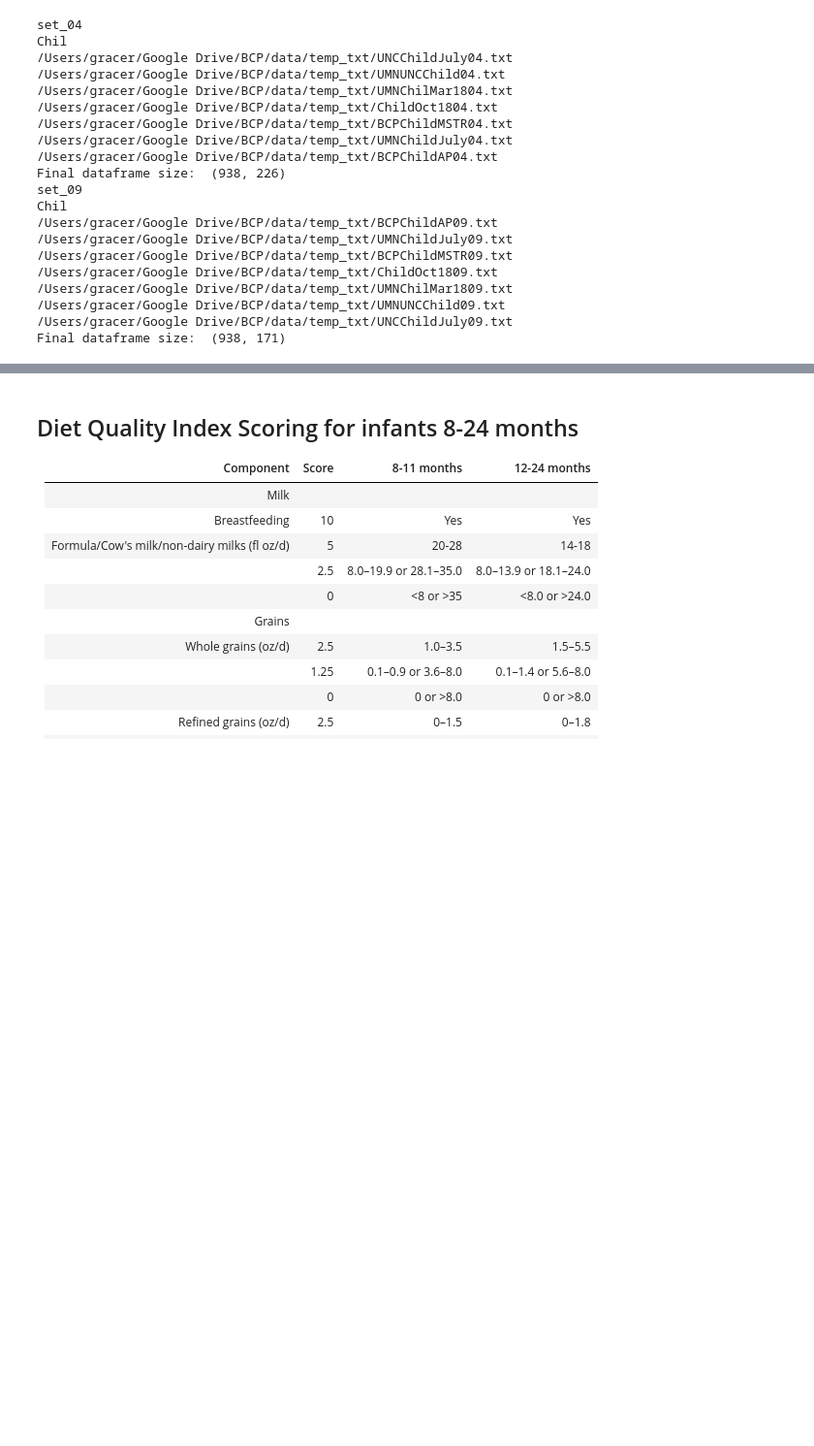
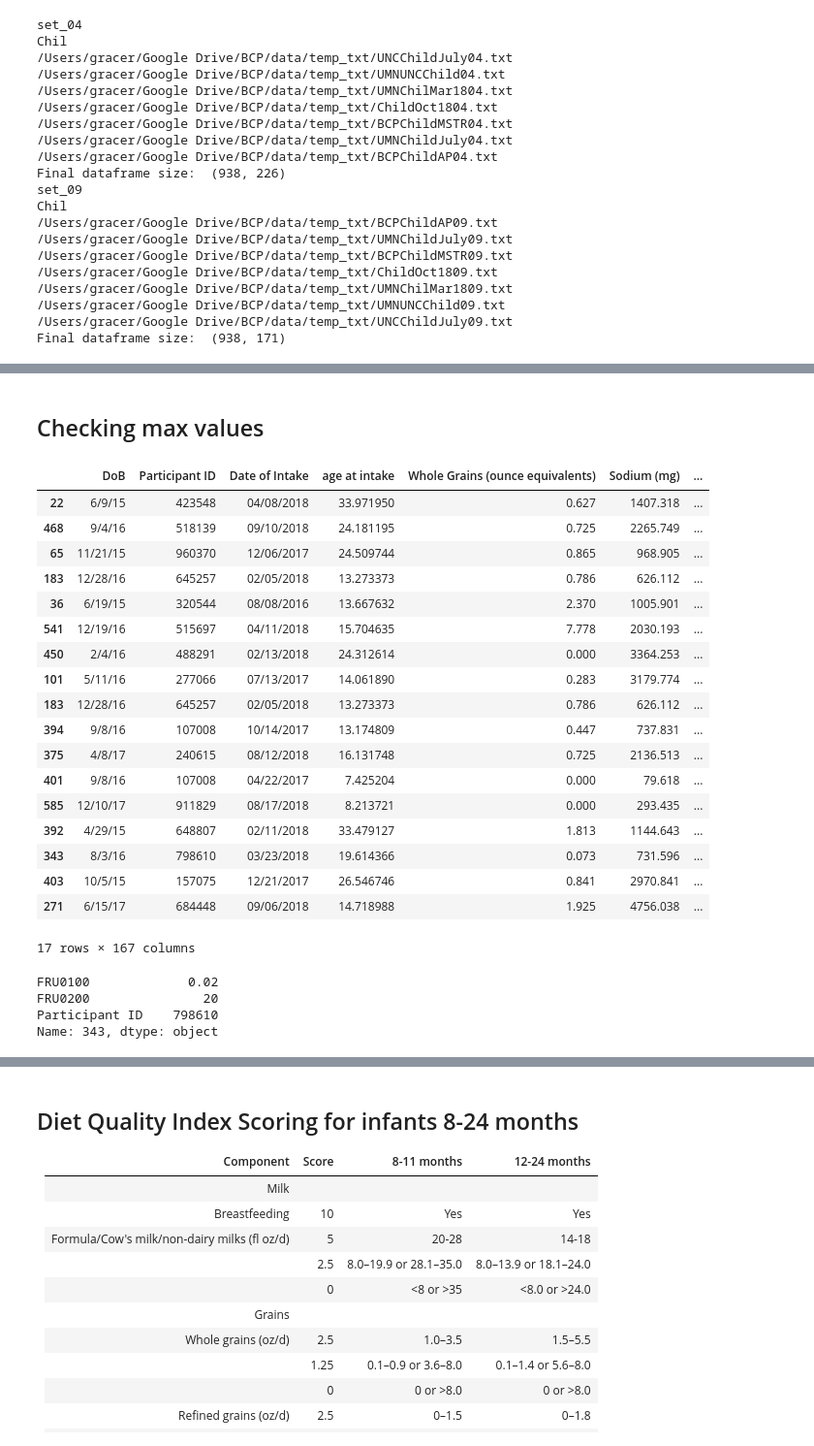
Before and after one commit to niblunc/BCP, a Jupyter notebook: HEI/DQI/Child check.ipynb, the cells around one changed output, grey strips where cells are left out. Shown at 97% size. Drawn from its saved outputs; the diff is of its cells as text; code cells hidden in the pictures; blank space fills up the shorter version.

```diff
--- a/HEI/DQI/Child check.ipynb
+++ b/HEI/DQI/Child check.ipynb
@@ -435,0 +405,24 @@ data_dict['set_09'][['FRU0100','FRU0200']]
+# %%
+df09_conv=data_dict['set_09'][['DoB', 'Participant ID', 'Date of Intake','age at intake']+units['keep_serv']]
+df04_conv=data_dict['set_04'][['DoB', 'Participant ID', 'Date of Intake','age at intake']+units['keep_04']]
+df04_conv.drop_duplicates(['DoB', 'Participant ID', 'Date of Intake'])
+for key, value in units.items():
+    print(key)
+    if key == 'cup':
+        for unit, cols in value.items():
+            df09_conv=df09_conv.join(cup2oz(data_dict['set_09'][cols])*float(unit))
+    if key == 'TB':
+        for unit, cols in value.items():
+            df09_conv=df09_conv.join(T2oz(data_dict['set_09'][cols])*float(unit))
+    if key == 'g':
+        for unit, cols in value.items():
+            df09_conv=df09_conv.join(gram2oz(data_dict['set_09'][cols])*float(unit))
+    if key == 'egg':
+        for unit, cols in value.items():
+            df09_conv=df09_conv.join(egg2oz(data_dict['set_09'][cols])*float(unit))
+    if key == 'oz':
+        for unit, cols in value.items():
+            df09_conv=df09_conv.join(serv2oz(data_dict['set_09'][cols])*float(unit))
+    if key == 'floz':
+        for unit, cols in value.items():
+            df09_conv=df09_conv.join(serv2oz(data_dict['set_09'][cols])*float(unit))
@@ -435,0 +438,2 @@ data_dict['set_09'][['FRU0100','FRU0200']]
+# %%
+df=df04_conv.merge(df09_conv, on=['DoB', 'Participant ID', 'Date of Intake','age at intake'],left_index=True, right_index=True)
@@ -435,0 +496,2 @@ data_dict['set_09'][['FRU0100','FRU0200']]
+# %% [markdown]
+## Checking max values
@@ -435,0 +505,29 @@ data_dict['set_09'][['FRU0100','FRU0200']]
+# %%
+result
+# %% [output]
+|  | DoB | Participant ID | Date of Intake | age at intake | Whole Grains (ounce equivalents) | Sodium (mg) | ... |
+| 22 | 6/9/15 | 423548 | 04/08/2018 | 33.971950 | 0.627 | 1407.318 | ... |
+| 468 | 9/4/16 | 518139 | 09/10/2018 | 24.181195 | 0.725 | 2265.749 | ... |
+| 65 | 11/21/15 | 960370 | 12/06/2017 | 24.509744 | 0.865 | 968.905 | ... |
+| 183 | 12/28/16 | 645257 | 02/05/2018 | 13.273373 | 0.786 | 626.112 | ... |
+| 36 | 6/19/15 | 320544 | 08/08/2016 | 13.667632 | 2.370 | 1005.901 | ... |
+| 541 | 12/19/16 | 515697 | 04/11/2018 | 15.704635 | 7.778 | 2030.193 | ... |
+| 450 | 2/4/16 | 488291 | 02/13/2018 | 24.312614 | 0.000 | 3364.253 | ... |
+| 101 | 5/11/16 | 277066 | 07/13/2017 | 14.061890 | 0.283 | 3179.774 | ... |
+| 183 | 12/28/16 | 645257 | 02/05/2018 | 13.273373 | 0.786 | 626.112 | ... |
+| 394 | 9/8/16 | 107008 | 10/14/2017 | 13.174809 | 0.447 | 737.831 | ... |
+| 375 | 4/8/17 | 240615 | 08/12/2018 | 16.131748 | 0.725 | 2136.513 | ... |
+| 401 | 9/8/16 | 107008 | 04/22/2017 | 7.425204 | 0.000 | 79.618 | ... |
+| 585 | 12/10/17 | 911829 | 08/17/2018 | 8.213721 | 0.000 | 293.435 | ... |
+| 392 | 4/29/15 | 648807 | 02/11/2018 | 33.479127 | 1.813 | 1144.643 | ... |
+| 343 | 8/3/16 | 798610 | 03/23/2018 | 19.614366 | 0.073 | 731.596 | ... |
+| 403 | 10/5/15 | 157075 | 12/21/2017 | 26.546746 | 0.841 | 2970.841 | ... |
+| 271 | 6/15/17 | 684448 | 09/06/2018 | 14.718988 | 1.925 | 4756.038 | ... |
+17 rows × 167 columns
+# %%
+df.loc[343][hei_ped_dict['hei']['hei_fruitjuice']+['Participant ID']]
+# %% [output]
+FRU0100             0.02
+FRU0200               20
+Participant ID    798610
+Name: 343, dtype: object
```
Also changed, not shown: parts of 40 cells of this notebook.
